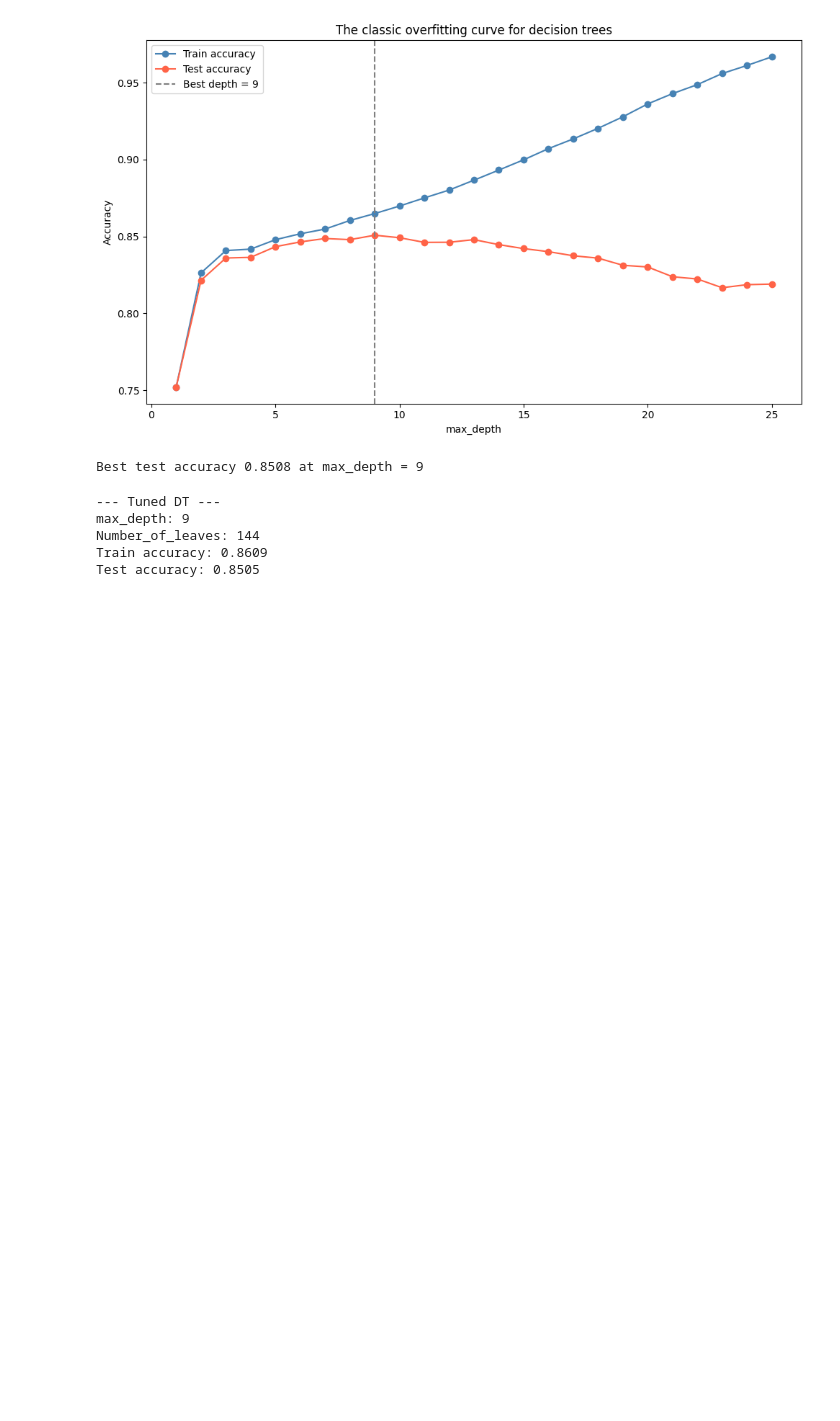
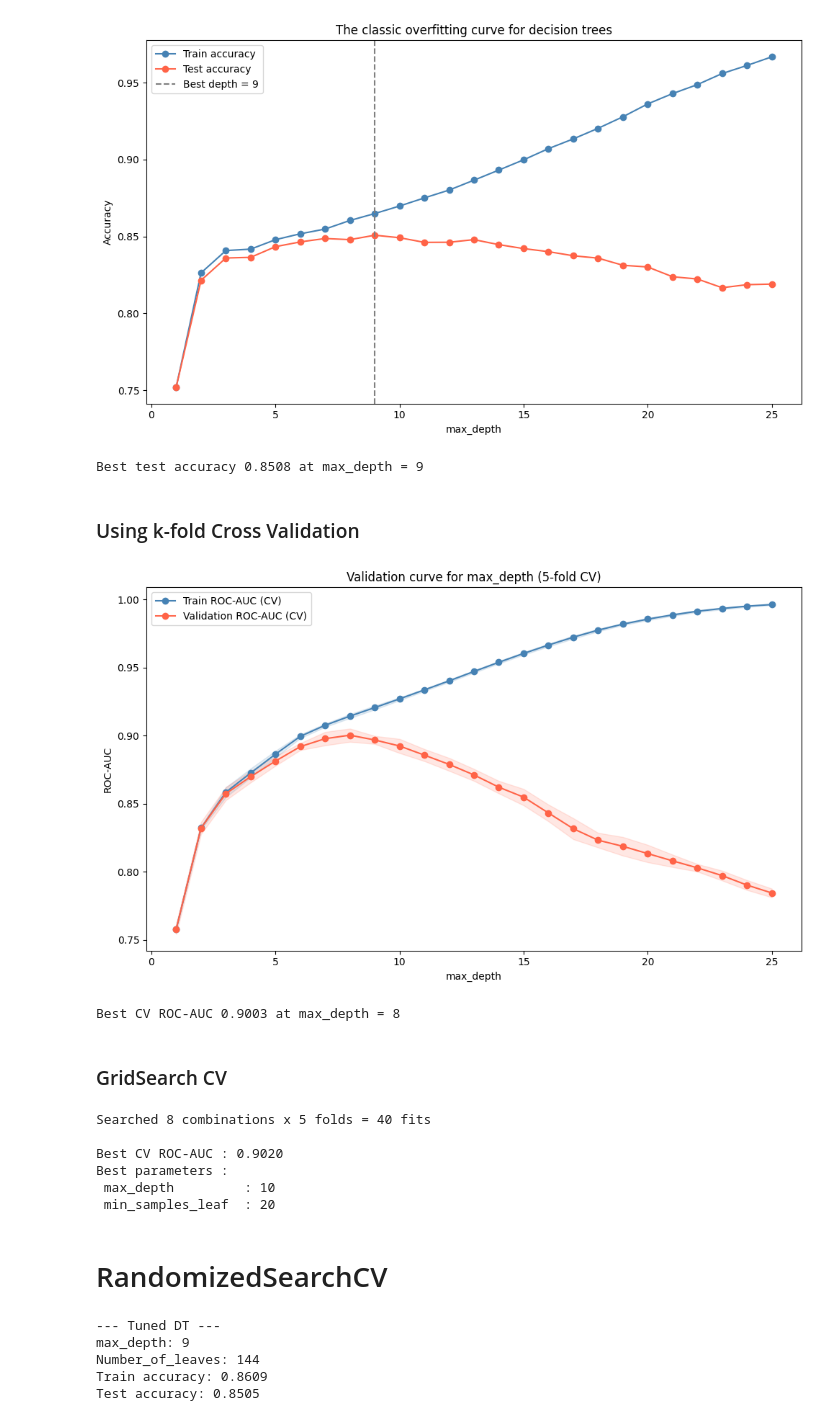
Before and after one commit to Ridima28/Adult-Income, a Jupyter notebook: main.ipynb, the cells around one changed output. Saved outputs shown, nothing was run; the diff lists cells and outputs as text; code cells hidden in the pictures; blank space fills up the shorter version.

```diff
--- a/main.ipynb
+++ b/main.ipynb
@@ -319,6 +326,64 @@ print(f"Best test accuracy {max(test_score):.4f} at max_depth = {best_depth}")
 # %% [output]
 [figure]
 Best test accuracy 0.8508 at max_depth = 9
+# %% [markdown]
+### Using k-fold Cross Validation
+# %%
+param_range = list(range(1,26))
+train_sc, val_sc = validation_curve(
+    DecisionTreeClassifier(random_state=42), X_train, y_train, param_name='max_depth', param_range=param_range, cv = 5, scoring= 'roc_auc', n_jobs=-1,
+)
+
+train_mean , train_std = train_sc.mean(axis=1), train_sc.std(axis=1)
+val_mean,   val_std   = val_sc.mean(axis=1),   val_sc.std(axis=1)
+
+plt.figure(figsize=(10, 6))
+plt.plot(param_range, train_mean, 'o-', color='steelblue', label='Train ROC-AUC (CV)')
+plt.fill_between(param_range, train_mean - train_std, train_mean + train_std, alpha=0.15, color='steelblue')
+plt.plot(param_range, val_mean, 'o-', color='tomato', label='Validation ROC-AUC (CV)')
+plt.fill_between(param_range, val_mean - val_std, val_mean + val_std, alpha=0.15, color='tomato')
+plt.xlabel('max_depth')
+plt.ylabel('ROC-AUC')
+plt.title('Validation curve for max_depth (5-fold CV)')
+plt.legend()
+plt.tight_layout()
+plt.show()
+
+print(f"Best CV ROC-AUC {val_mean.max():.4f} at max_depth = {param_range[int(np.argmax(val_mean))]}")
+# %% [output]
+[figure, added]
+Best CV ROC-AUC 0.9003 at max_depth = 8
+# %% [markdown]
+### GridSearch CV
+# %%
+param_grid = {
+    'max_depth': [6,10,14, None],
+    'min_samples_leaf' : [1,20],
+}
+
+grid = GridSearchCV(
+    DecisionTreeClassifier(random_state=42),
+    param_grid, cv=5, scoring= 'roc_auc', n_jobs=-1, verbose = 0,
+)
+
+grid.fit(X_train, y_train)
+
+n_combos = int(np.prod([len(v) for v in param_grid.values()]))
+
+print(f"Searched {n_combos} combinations x 5 folds = {n_combos * 5} fits")
+print(f"\nBest CV ROC-AUC : {grid.best_score_:.4f}")
+print("Best parameters :")
+for k, v in grid.best_params_.items():
+    print(f" {k:18s}: {v}")
+# %% [output]
+Searched 8 combinations x 5 folds = 40 fits
+
+Best CV ROC-AUC : 0.9020
+Best parameters :
+ max_depth         : 10
+ min_samples_leaf  : 20
+# %% [markdown]
+# RandomizedSearchCV
 # %%
 tree = DecisionTreeClassifier(max_depth=best_depth, min_samples_leaf=20, random_state=42)
 tree.fit(X_train, y_train)
```
Also changed, not shown: parts of 3 cells of this notebook.
